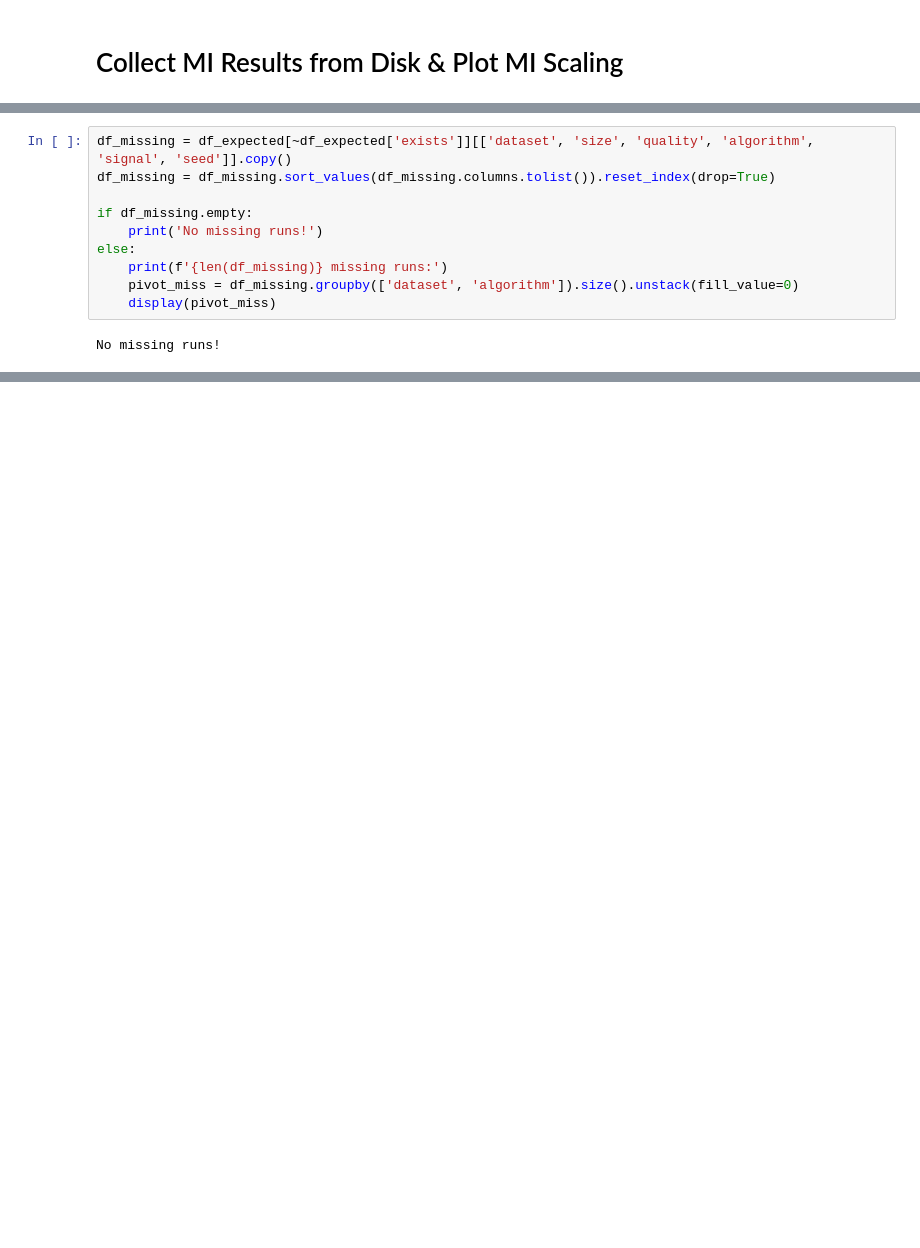
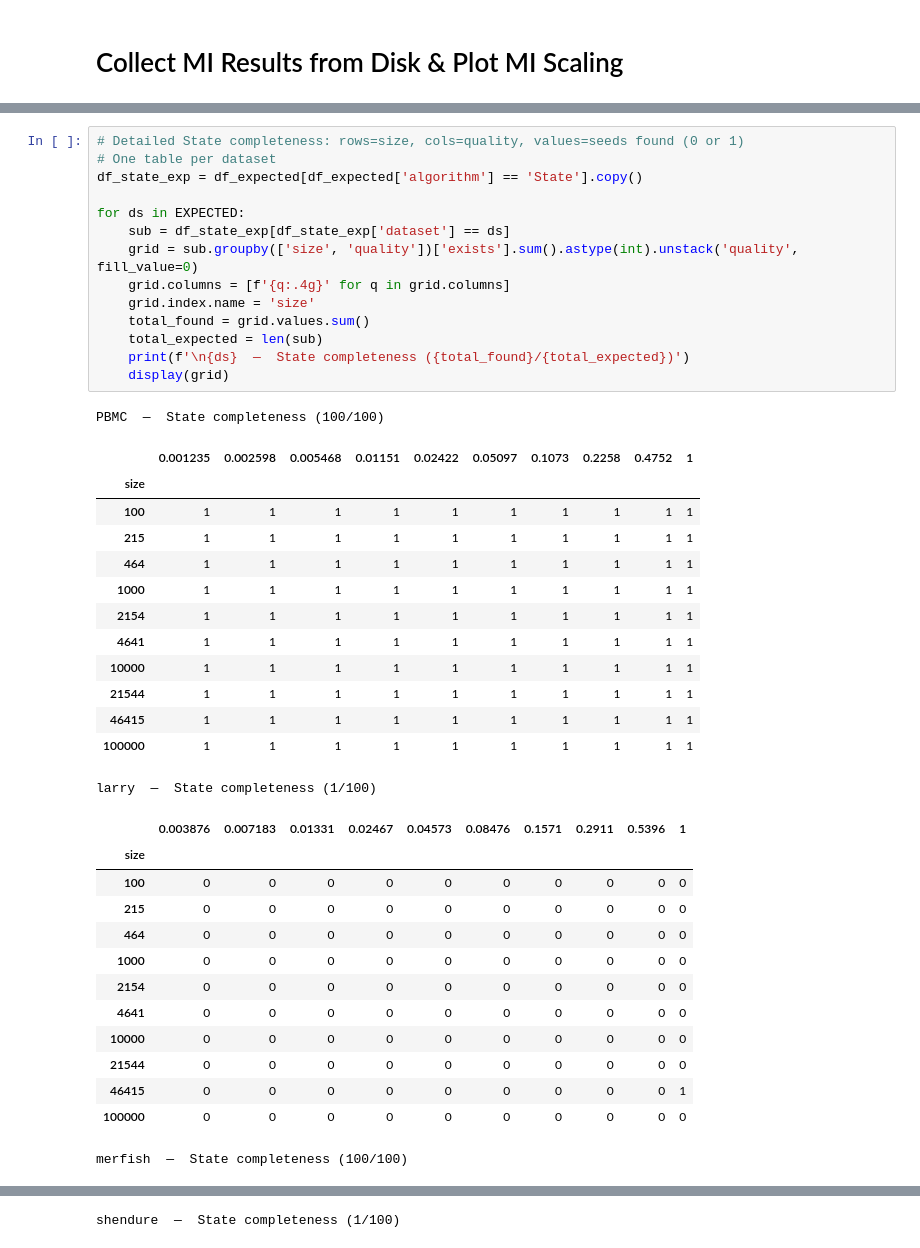
Before and after one commit to igor-sadalski/Scaling-up-measurement-noise-scaling-laws, a Jupyter notebook: analysis/2026-04-14_15-25_collect_and_plot_mi_scaling.ipynb, the cells around one changed output, grey strips where cells are left out. Saved outputs shown, nothing was run; the diff lists cells and outputs as text; blank space fills up the shorter version.

```diff
--- a/analysis/2026-04-14_15-25_collect_and_plot_mi_scaling.ipynb
+++ b/analysis/2026-04-14_15-25_collect_and_plot_mi_scaling.ipynb
@@ -145,12 +103,42 @@ display(pivot)
 # %%
-df_missing = df_expected[~df_expected['exists']][['dataset', 'size', 'quality', 'algorithm', 'signal', 'seed']].copy()
-df_missing = df_missing.sort_values(df_missing.columns.tolist()).reset_index(drop=True)
+# Detailed State completeness: rows=size, cols=quality, values=seeds found (0 or 1)
+# One table per dataset
+df_state_exp = df_expected[df_expected['algorithm'] == 'State'].copy()
 
-if df_missing.empty:
-    print('No missing runs!')
-else:
-    print(f'{len(df_missing)} missing runs:')
-    pivot_miss = df_missing.groupby(['dataset', 'algorithm']).size().unstack(fill_value=0)
-    display(pivot_miss)
+for ds in EXPECTED:
+    sub = df_state_exp[df_state_exp['dataset'] == ds]
+    grid = sub.groupby(['size', 'quality'])['exists'].sum().astype(int).unstack('quality', fill_value=0)
+    grid.columns = [f'{q:.4g}' for q in grid.columns]
+    grid.index.name = 'size'
+    total_found = grid.values.sum()
+    total_expected = len(sub)
+    print(f'\n{ds}  —  State completeness ({total_found}/{total_expected})')
+    display(grid)
 # %% [output]
-No missing runs!
+PBMC  —  State completeness (100/100)
+|  | 0.001235 | 0.002598 | 0.005468 | 0.01151 | 0.02422 | 0.05097 | 0.1073 | 0.2258 | 0.4752 | 1 |
+| size |  |  |  |  |  |  |  |  |  |  |
+| 100 | 1 | 1 | 1 | 1 | 1 | 1 | 1 | 1 | 1 | 1 |
+| 215 | 1 | 1 | 1 | 1 | 1 | 1 | 1 | 1 | 1 | 1 |
+| 464 | 1 | 1 | 1 | 1 | 1 | 1 | 1 | 1 | 1 | 1 |
+| 1000 | 1 | 1 | 1 | 1 | 1 | 1 | 1 | 1 | 1 | 1 |
+| 2154 | 1 | 1 | 1 | 1 | 1 | 1 | 1 | 1 | 1 | 1 |
+| 4641 | 1 | 1 | 1 | 1 | 1 | 1 | 1 | 1 | 1 | 1 |
+| 10000 | 1 | 1 | 1 | 1 | 1 | 1 | 1 | 1 | 1 | 1 |
+| 21544 | 1 | 1 | 1 | 1 | 1 | 1 | 1 | 1 | 1 | 1 |
+| 46415 | 1 | 1 | 1 | 1 | 1 | 1 | 1 | 1 | 1 | 1 |
+| 100000 | 1 | 1 | 1 | 1 | 1 | 1 | 1 | 1 | 1 | 1 |
+larry  —  State completeness (1/100)
+|  | 0.003876 | 0.007183 | 0.01331 | 0.02467 | 0.04573 | 0.08476 | 0.1571 | 0.2911 | 0.5396 | 1 |
+| size |  |  |  |  |  |  |  |  |  |  |
+| 100 | 0 | 0 | 0 | 0 | 0 | 0 | 0 | 0 | 0 | 0 |
+| 215 | 0 | 0 | 0 | 0 | 0 | 0 | 0 | 0 | 0 | 0 |
+| 464 | 0 | 0 | 0 | 0 | 0 | 0 | 0 | 0 | 0 | 0 |
+| 1000 | 0 | 0 | 0 | 0 | 0 | 0 | 0 | 0 | 0 | 0 |
+| 2154 | 0 | 0 | 0 | 0 | 0 | 0 | 0 | 0 | 0 | 0 |
+| 4641 | 0 | 0 | 0 | 0 | 0 | 0 | 0 | 0 | 0 | 0 |
+| 10000 | 0 | 0 | 0 | 0 | 0 | 0 | 0 | 0 | 0 | 0 |
+| 21544 | 0 | 0 | 0 | 0 | 0 | 0 | 0 | 0 | 0 | 0 |
+| 46415 | 0 | 0 | 0 | 0 | 0 | 0 | 0 | 0 | 0 | 1 |
+| 100000 | 0 | 0 | 0 | 0 | 0 | 0 | 0 | 0 | 0 | 0 |
+merfish  —  State completeness (100/100)
@@ -156,0 +157 @@ No missing runs!
+shendure  —  State completeness (1/100)
```
Also changed, not shown: parts of 5 cells of this notebook, 5 other files.
